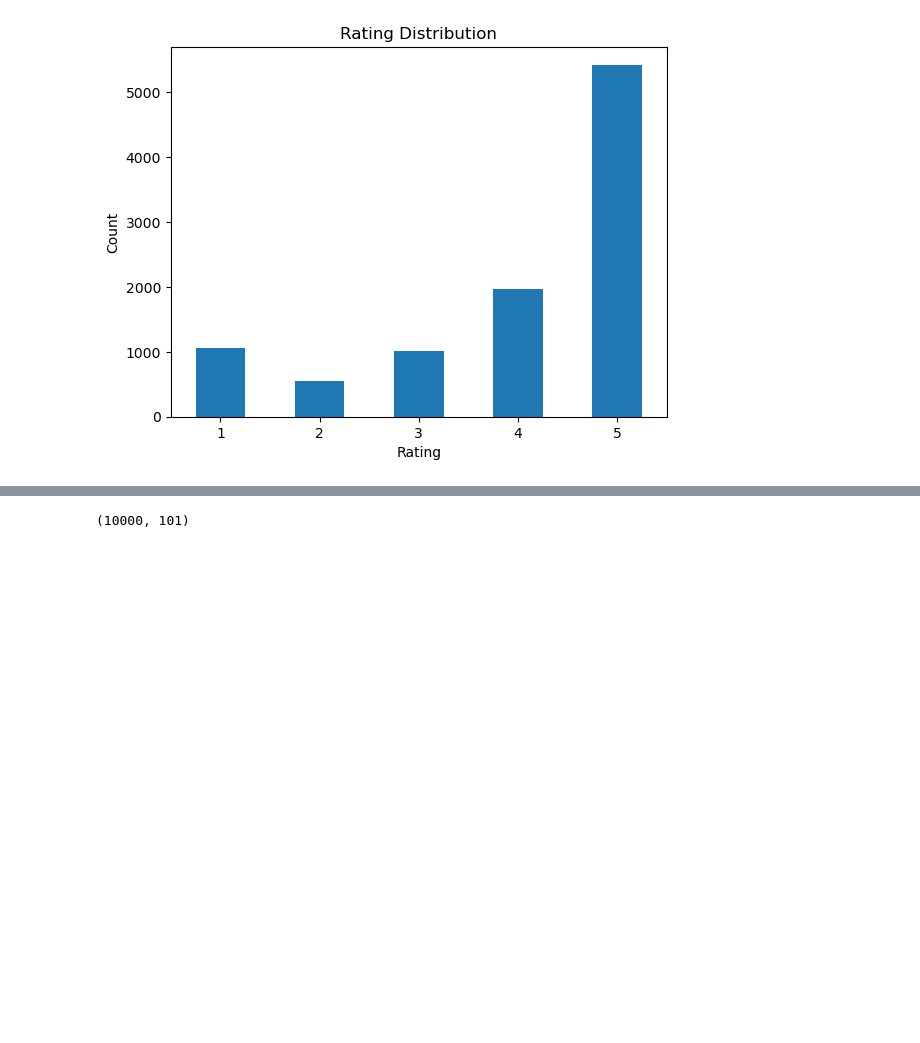
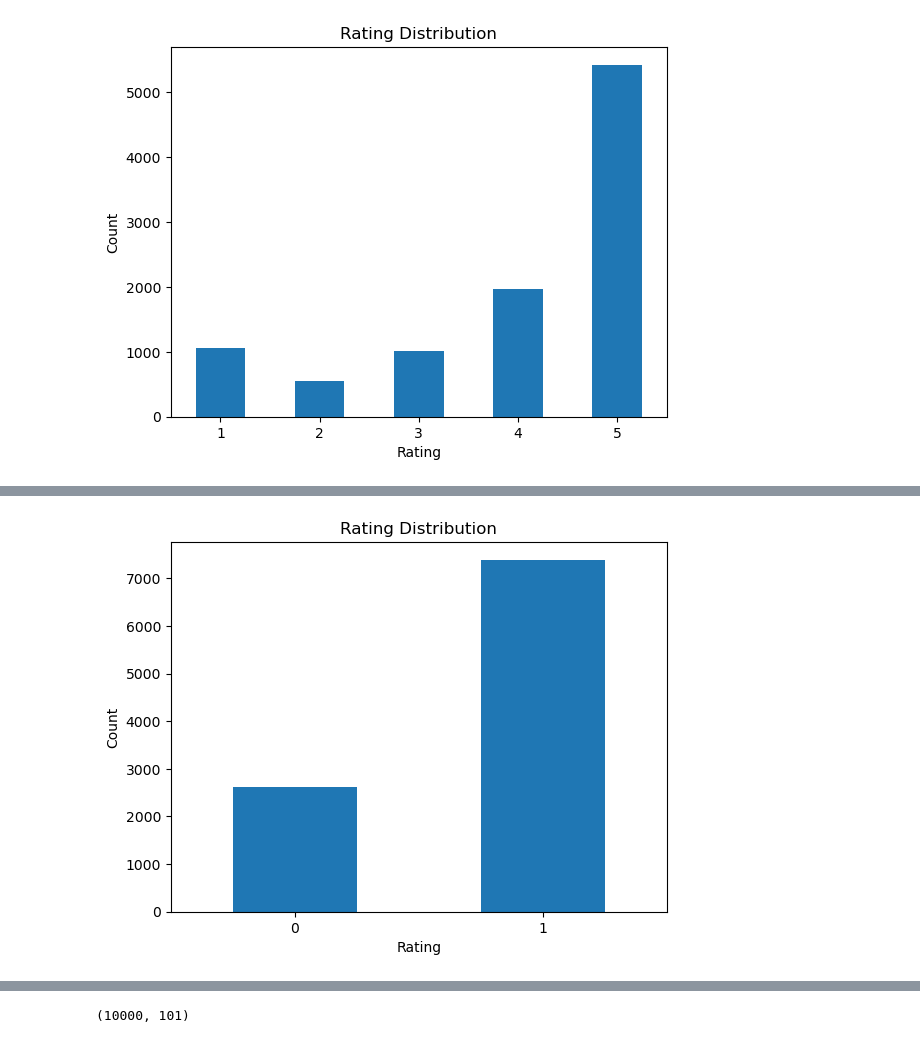
Before and after one commit to michaenho/SingaporeAirlinesReview, a Jupyter notebook: SingaporeAirlinesReview.ipynb, the cells around one changed output, grey strips where cells are left out. Drawn from its saved outputs; the diff is of its cells as text; code cells hidden in the pictures; blank space fills up the shorter version.

```diff
--- a/SingaporeAirlinesReview.ipynb
+++ b/SingaporeAirlinesReview.ipynb
@@ -83 +73,11 @@ True
+# %%
+# Even if the positive rating outweighs the negative rating, the difference is not that significant and the tree based machine learning models are robust enough to handle imbalance dataset
+data.rating.value_counts().sort_index().plot(kind = 'bar')
+plt.title('Rating Distribution')
+plt.xlabel('Rating')
+plt.ylabel('Count')
+plt.xticks(rotation = 0)
+plt.show()
+# %% [output]
+[figure, added]
 # %%
```
Also changed, not shown: parts of 32 cells of this notebook.
